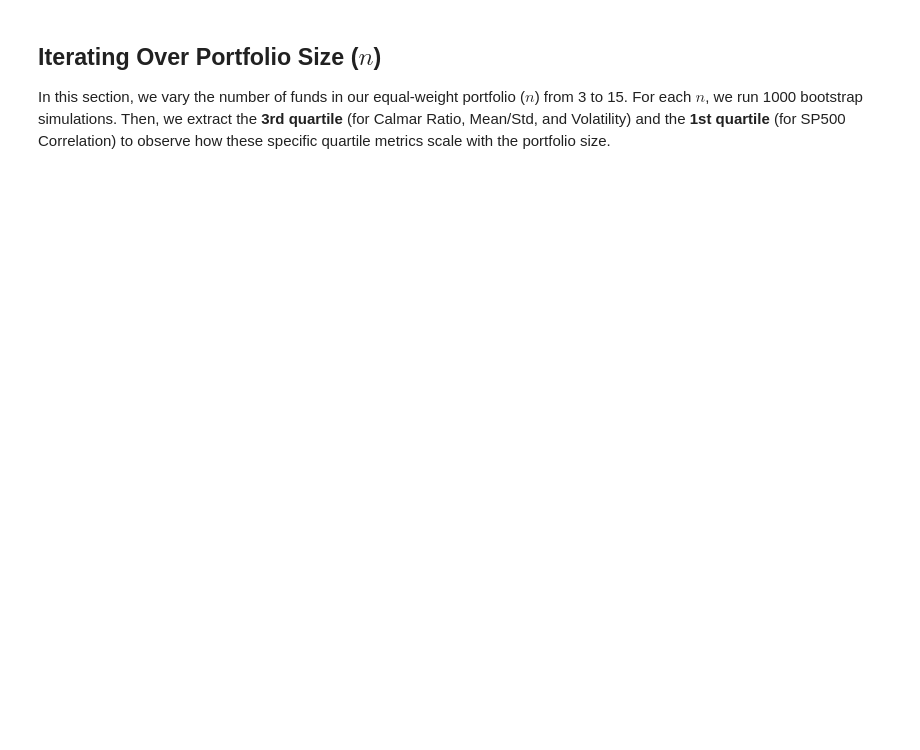
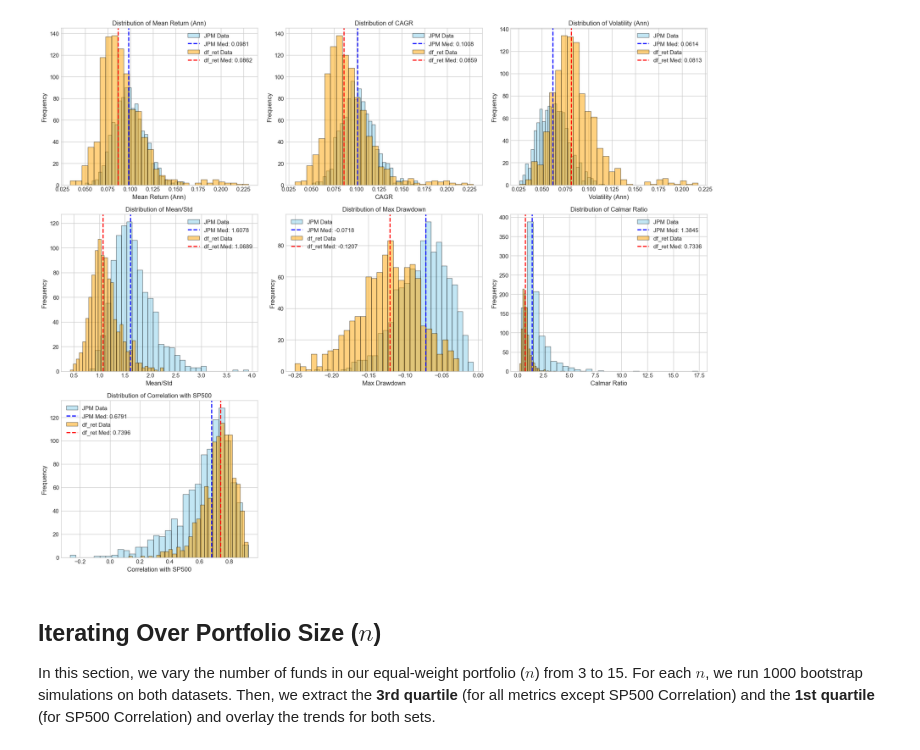
Before and after one commit to arthurdhonneur7/athenee_hf_portfolio, a Jupyter notebook: portfolio_bootstrap.ipynb, the cells around one changed output. Drawn from its saved outputs; the diff is of its cells as text; code cells hidden in the pictures; blank space fills up the shorter version.

```diff
--- a/portfolio_bootstrap.ipynb
+++ b/portfolio_bootstrap.ipynb
@@ -144,6 +99,53 @@ plt.show()
+# %%
+# Plot the distributions for n=10 comparing both datasets
+metrics_to_plot = [
+    'Mean Return (Ann)',
+    'CAGR',
+    'Volatility (Ann)',
+    'Mean/Std',
+    'Max Drawdown',
+    'Calmar Ratio',
+    'Correlation with SP500'
+]
+
+n_metrics = len(metrics_to_plot)
+nrows = int(np.ceil(n_metrics / 3))
+fig, axes = plt.subplots(nrows, 3, figsize=(18, 5 * nrows))
+axes = axes.flatten()
+
+for i, metric in enumerate(metrics_to_plot):
+    ax = axes[i]
+
+    # JPM Data
+    if not res_jpm_10.empty:
+        d_jpm = res_jpm_10[metric].dropna()
+        ax.hist(d_jpm, bins=30, color='skyblue', edgecolor='black', alpha=0.5, label='JPM Data')
+        med_jpm = d_jpm.median()
+        ax.axvline(med_jpm, color='blue', linestyle='dashed', linewidth=2, label=f'JPM Med: {med_jpm:.4f}')
+
+    # df_ret Data
+    if not res_ret_10.empty:
+        d_ret = res_ret_10[metric].dropna()
+        ax.hist(d_ret, bins=30, color='orange', edgecolor='black', alpha=0.5, label='df_ret Data')
+        med_ret = d_ret.median()
+        ax.axvline(med_ret, color='red', linestyle='dashed', linewidth=2, label=f'df_ret Med: {med_ret:.4f}')
+
+    ax.set_title(f'Distribution of {metric}')
+    ax.set_xlabel(metric)
+    ax.set_ylabel('Frequency')
+    ax.legend()
+
+# Hide any unused subplots
+for i in range(n_metrics, len(axes)):
+    fig.delaxes(axes[i])
+
+plt.tight_layout()
+plt.show()
+# %% [output]
+[figure, added]
 # %% [markdown]
 ## Iterating Over Portfolio Size ($n$)
 
 In this section, we vary the number of funds in our equal-weight portfolio ($n$) from 3 to 15.
-For each $n$, we run 1000 bootstrap simulations.
-Then, we extract the **3rd quartile** (for Calmar Ratio, Mean/Std, and Volatility) and the **1st quartile** (for SP500 Correlation) to observe how these specific quartile metrics scale with the portfolio size.
+For each $n$, we run 1000 bootstrap simulations on both datasets.
+Then, we extract the **3rd quartile** (for all metrics except SP500 Correlation) and the **1st quartile** (for SP500 Correlation) and overlay the trends for both sets.
```
Also changed, not shown: parts of 9 cells of this notebook, 1 other file.
